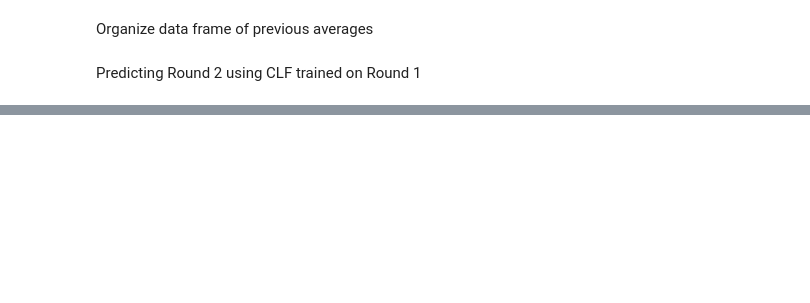
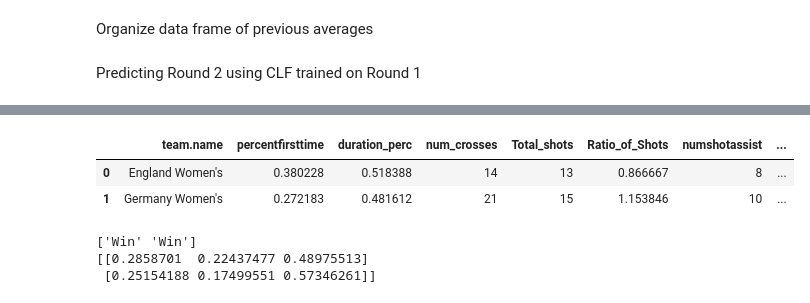
Before and after one commit to p-ai-org/p-laying_soccer, a Jupyter notebook: Final-Models/final_random_forrest.ipynb, the cells around one changed output, grey strips where cells are left out. Cells and saved outputs as stored; diff of their text form; code cells hidden in the pictures; blank space fills up the shorter version.

```diff
--- a/Final-Models/final_random_forrest.ipynb
+++ b/Final-Models/final_random_forrest.ipynb
@@ -337,0 +503,2 @@ print("Round 2 accuracy: ", accuracy2)
+# %%
+upload = files.upload()
@@ -337,0 +508,23 @@ print("Round 2 accuracy: ", accuracy2)
+# %%
+# df containing final game features for England and Germany
+dffinal_actual = pd.read_csv(io.BytesIO(upload['actualfinalmatch.csv']))
+dffinal_actual
+# %% [output]
+|  | team.name | percentfirsttime | duration_perc | num_crosses | Total_shots | Ratio_of_Shots | numshotassist | ... |
+| 0 | England Women's | 0.380228 | 0.518388 | 14 | 13 | 0.866667 | 8 | ... |
+| 1 | Germany Women's | 0.272183 | 0.481612 | 21 | 15 | 1.153846 | 10 | ... |
+# %%
+X_final_actual = dffinal_actual.iloc[:, 1:7]
+
+# row 0: England game stats, row 1: Germany game stats
+final_actual_pred = clf5.predict(X_final_actual)
+print(final_actual_pred)
+final_actual_proba = clf5.predict_proba(X_final_actual)
+print(final_actual_proba)
+
+eng_actual_win_proba = final_actual_proba[0][2]
+ger_actual_win_proba = final_actual_proba[1][2]
+# %% [output]
+['Win' 'Win']
+[[0.2858701  0.22437477 0.48975513]
+ [0.25154188 0.17499551 0.57346261]]
```
Also changed, not shown: parts of 31 cells of this notebook, 2 other files.
